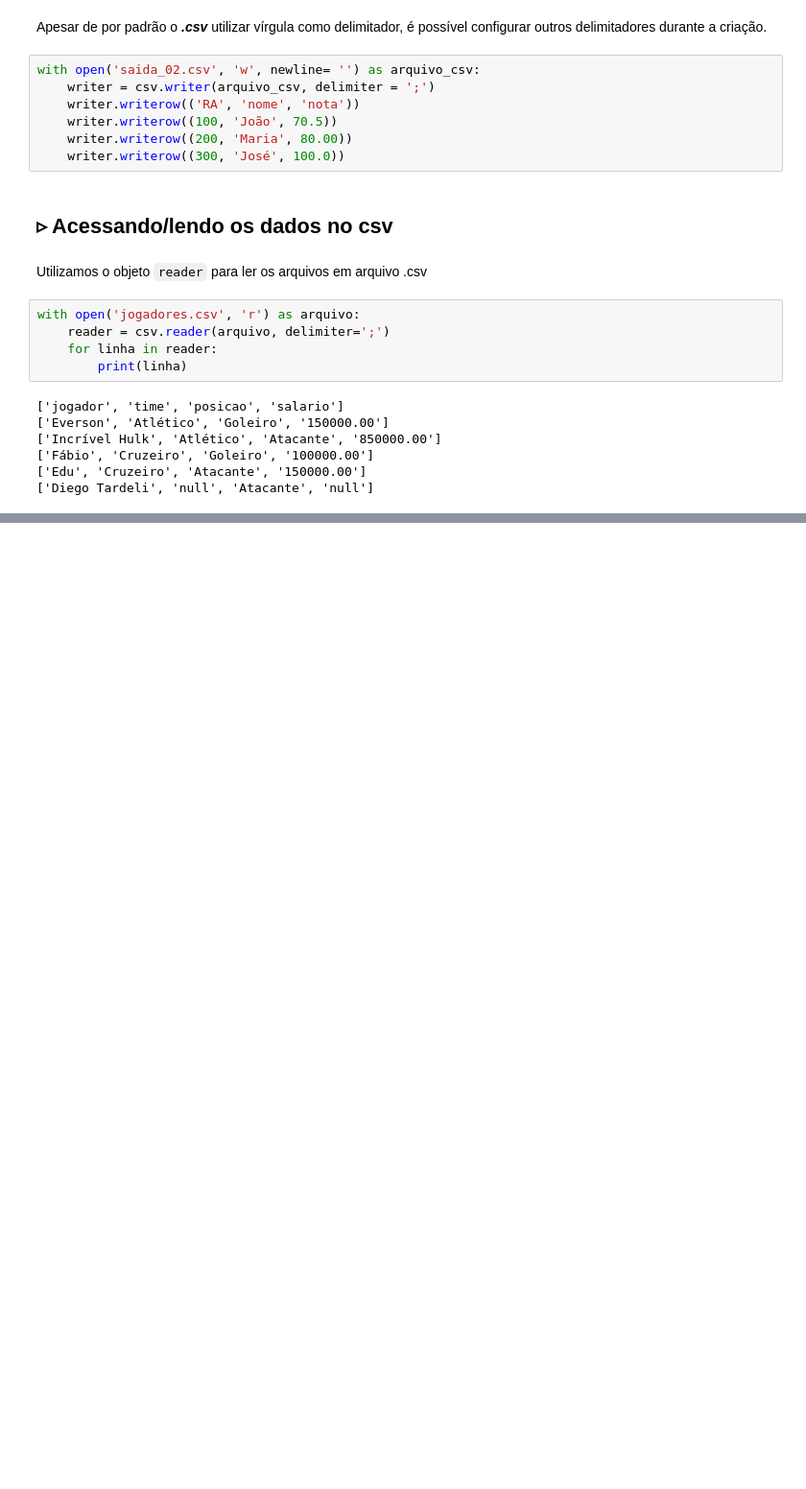
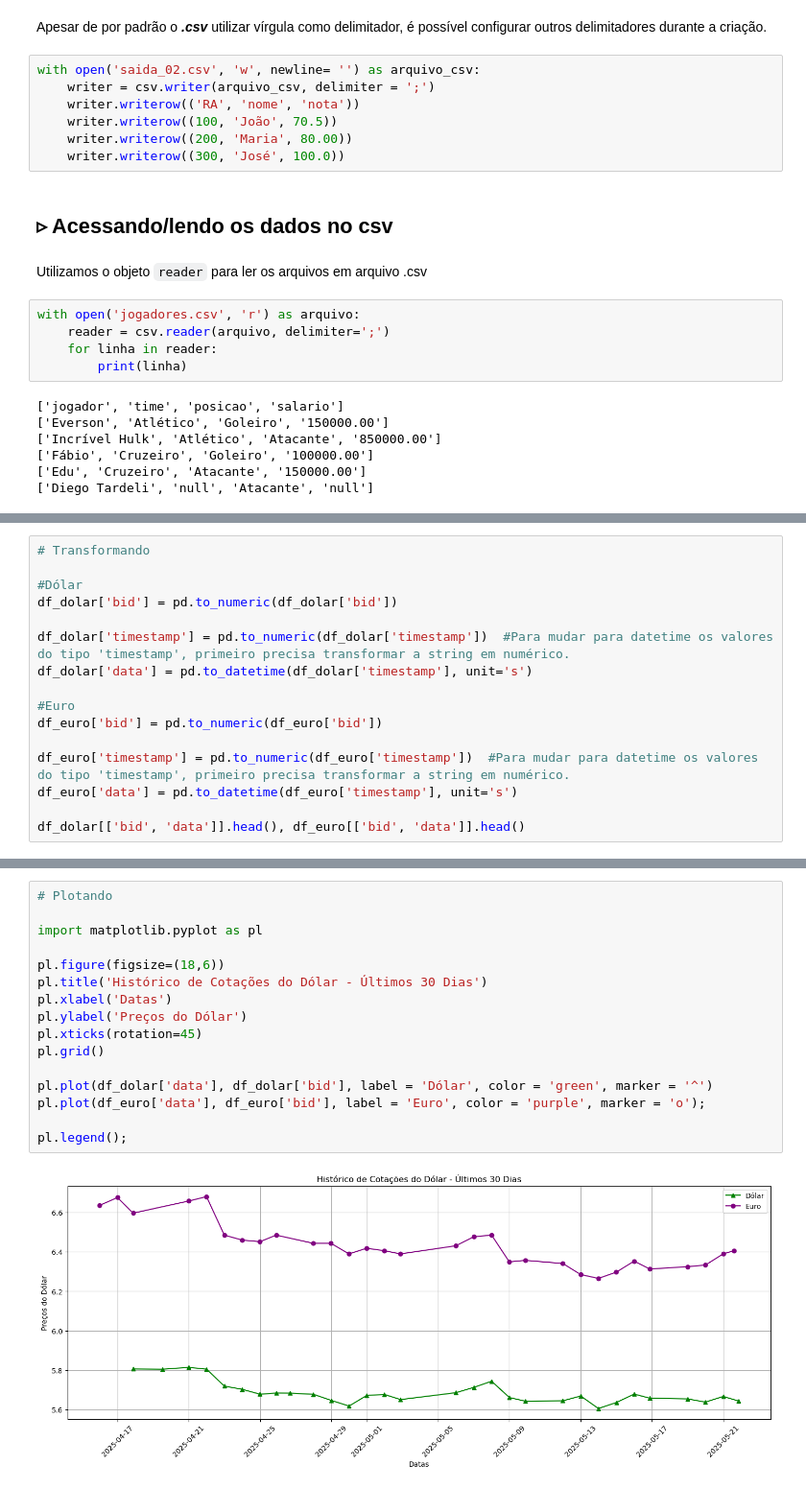
Before and after one commit to vbs-matheus/PosGraduacao-EngDados, a Jupyter notebook: 03_Python_para_Engenharia_de_Dados/aulas_praticas/unidade_03.ipynb, the cells around one changed output, grey strips where cells are left out. Shown at 96% size. Drawn from its saved outputs; the diff is of its cells as text; blank space fills up the shorter version.

```diff
--- a/03_Python_para_Engenharia_de_Dados/aulas_praticas/unidade_03.ipynb
+++ b/03_Python_para_Engenharia_de_Dados/aulas_praticas/unidade_03.ipynb
@@ -122,0 +347,16 @@ with open('jogadores.csv', 'r') as arquivo:
+# %%
+# Transformando
+
+#Dólar
+df_dolar['bid'] = pd.to_numeric(df_dolar['bid'])
+
+df_dolar['timestamp'] = pd.to_numeric(df_dolar['timestamp'])  #Para mudar para datetime os valores do tipo 'timestamp', primeiro precisa transformar a string em numérico.
+df_dolar['data'] = pd.to_datetime(df_dolar['timestamp'], unit='s')
+
+#Euro
+df_euro['bid'] = pd.to_numeric(df_euro['bid'])
+
+df_euro['timestamp'] = pd.to_numeric(df_euro['timestamp'])  #Para mudar para datetime os valores do tipo 'timestamp', primeiro precisa transformar a string em numérico.
+df_euro['data'] = pd.to_datetime(df_euro['timestamp'], unit='s')
+
+df_dolar[['bid', 'data']].head(), df_euro[['bid', 'data']].head()
@@ -122,0 +376,18 @@ with open('jogadores.csv', 'r') as arquivo:
+# %%
+# Plotando
+
+import matplotlib.pyplot as pl
+
+pl.figure(figsize=(18,6))
+pl.title('Histórico de Cotações do Dólar - Últimos 30 Dias')
+pl.xlabel('Datas')
+pl.ylabel('Preços do Dólar')
+pl.xticks(rotation=45)
+pl.grid()
+
+pl.plot(df_dolar['data'], df_dolar['bid'], label = 'Dólar', color = 'green', marker = '^')
+pl.plot(df_euro['data'], df_euro['bid'], label = 'Euro', color = 'purple', marker = 'o');
+
+pl.legend();
+# %% [output]
+[figure, added]
```
Also changed, not shown: parts of 24 cells of this notebook, 6 other files.
